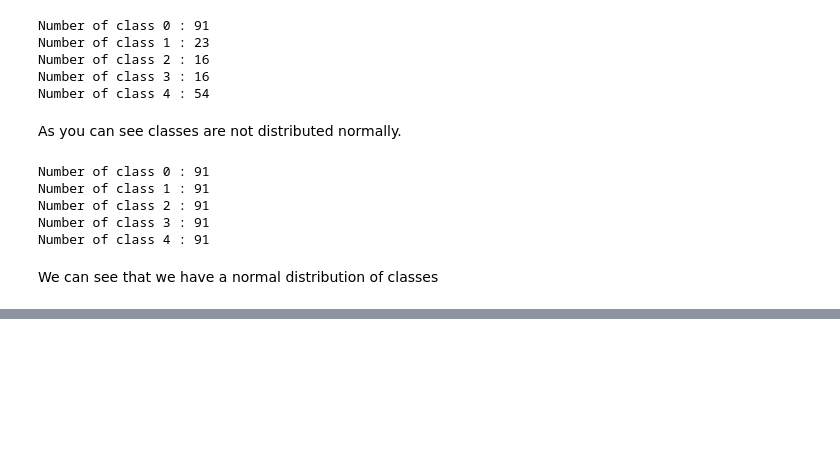
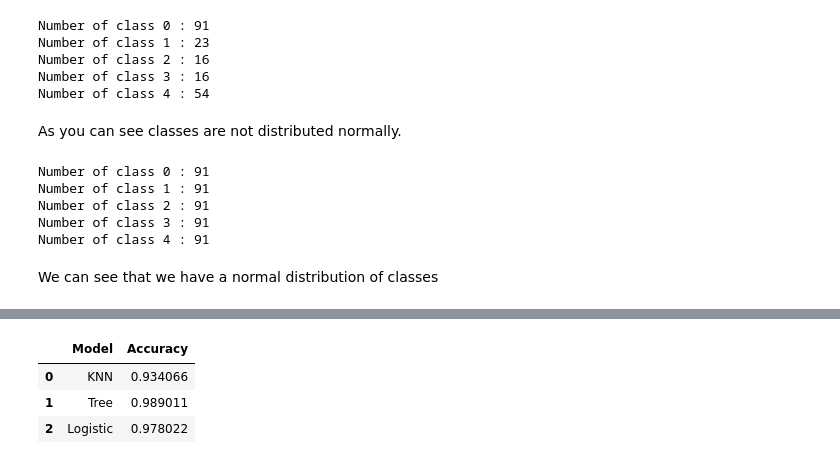
Before and after one commit to Miraakbutnotded/ClassificationModels, a Jupyter notebook: Classification1.ipynb, the cells around one changed output, grey strips where cells are left out. Drawn from its saved outputs; the diff is of its cells as text; code cells hidden in the pictures; blank space fills up the shorter version.

Commit message:
Till Pipeline

```diff
--- a/Classification1.ipynb
+++ b/Classification1.ipynb
@@ -136,5 +172,17 @@ We can see that we have a normal distribution of classes
 # %%
-pipeline_KNN = Pipeline(
+pipeline_KNN = Pipeline([
     ("Scaler" , StandardScaler()),
     ("KNN", KNeighborsClassifier(n_neighbors= 5))
+])
+
+pipeline_tree = Pipeline(
+    [("Scaler", StandardScaler()),
+    ("Tree", DecisionTreeClassifier())]
 )
+
+pipeline_logistic = Pipeline(
+    [("Scaler", LogisticRegression(max_iter = 100000))]
+
+)
+
+pipelines = {"KNN": pipeline_KNN, "Tree": pipeline_tree, "Logistic": pipeline_logistic}
@@ -142,0 +189,16 @@ TypeError: Pipeline.__init__() takes 2 positional arguments but 3 were given
+# %%
+kf = KFold(n_splits= 5, shuffle = True, random_state= 55)
+# %%
+# Create an empty list to store the results
+results = []
+
+# Iterate over each model pipeline and calculate accuracy
+for name, pipeline in pipelines.items():
+    scores = cross_val_score(pipeline, X_res, y_res, cv=kf, scoring="accuracy")
+    best_accuracy = scores.max()  # Get the highest accuracy score
+    print(f"Model: {name}, accuracy: {best_accuracy}")
+
+    # Append the results to the list
+    results.append({"Model": name, "Accuracy": best_accuracy})
+results_df = pd.DataFrame(results)
+print(results_df)
@@ -142,0 +213,7 @@ TypeError: Pipeline.__init__() takes 2 positional arguments but 3 were given
+# %%
+results_df
+# %% [output]
+|  | Model | Accuracy |
+| 0 | KNN | 0.934066 |
+| 1 | Tree | 0.989011 |
+| 2 | Logistic | 0.978022 |
```
Also changed, not shown: parts of 8 cells of this notebook.
